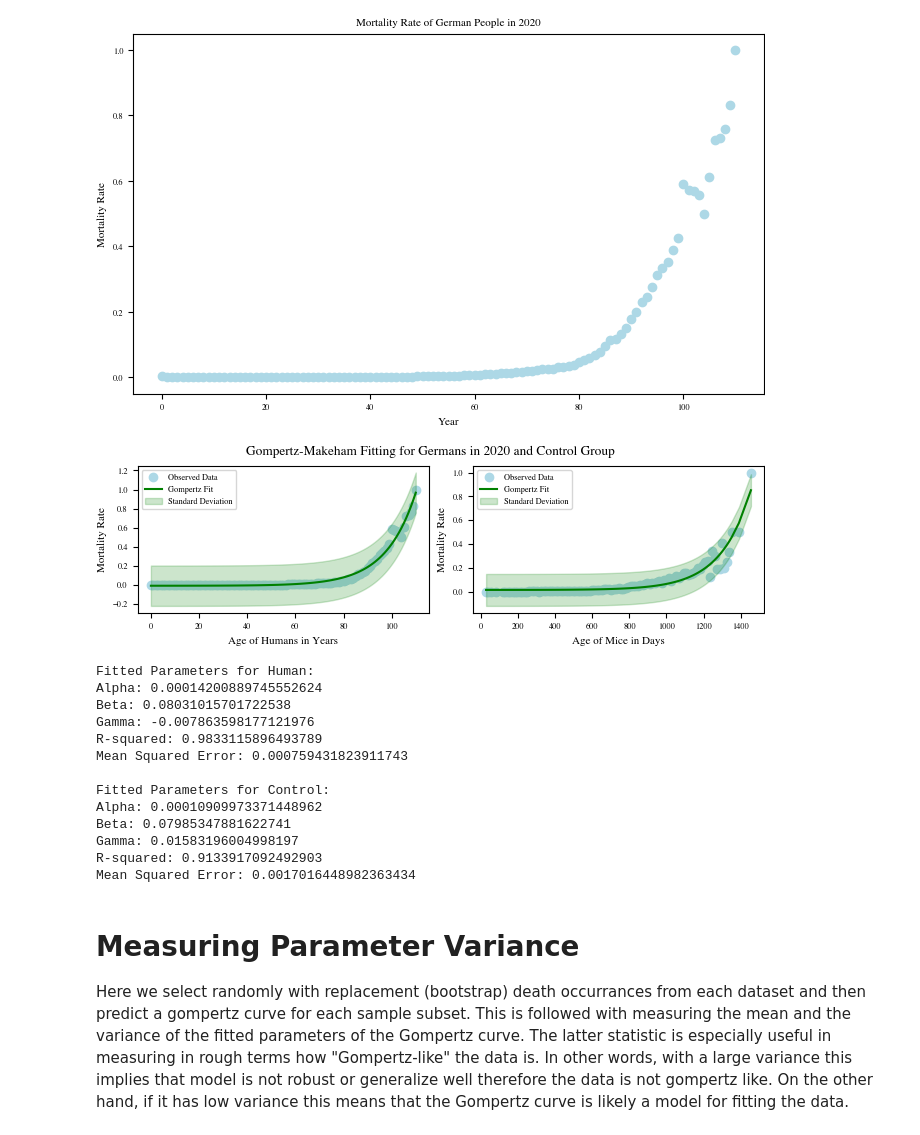
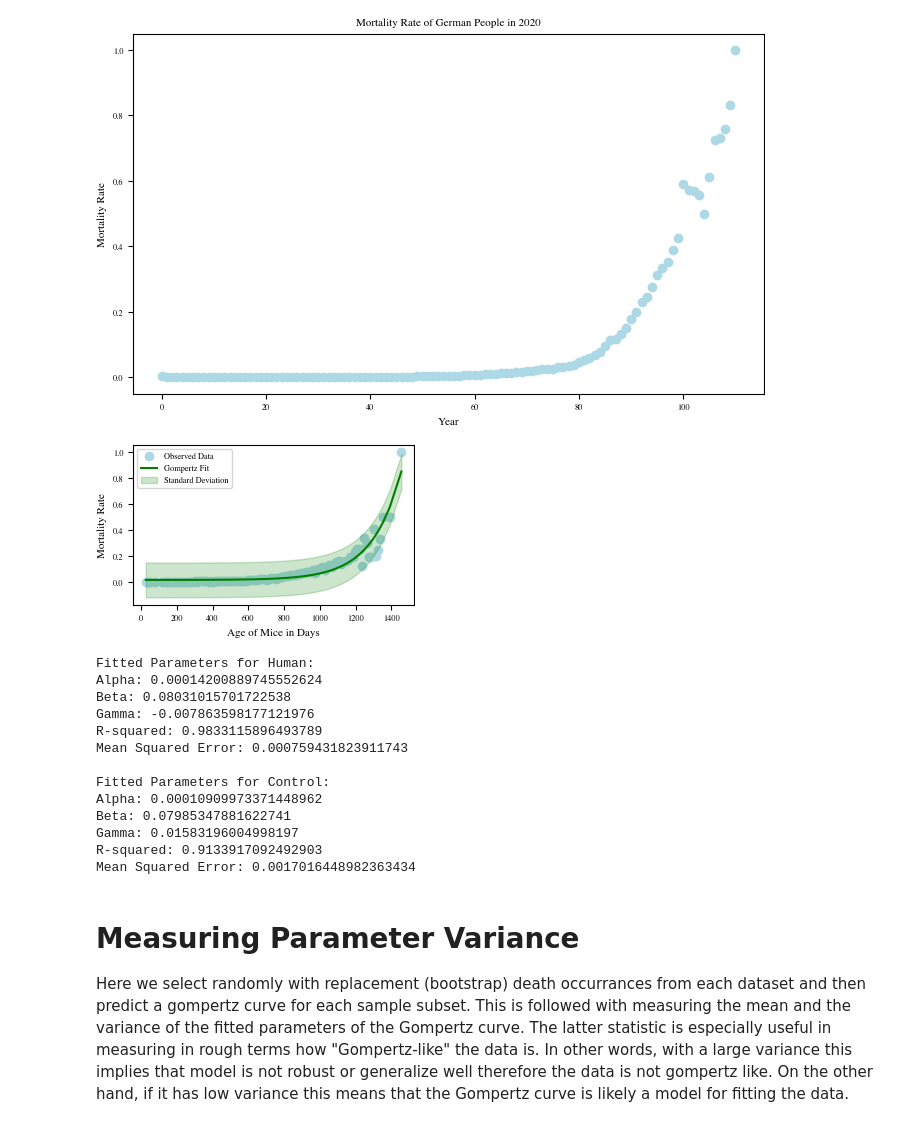
Before and after one commit to shs2017/Data-Literacy, a Jupyter notebook: exp/001_GompertzAssumption.ipynb, the cells around one changed output. Cells and saved outputs as stored; diff of their text form; code cells hidden in the pictures.

```diff
--- a/exp/001_GompertzAssumption.ipynb
+++ b/exp/001_GompertzAssumption.ipynb
@@ -467,41 +467,41 @@ ages_control = [x * mouse_bin_period_in_days for x in sample_control.ages]
 mortality_rate_control = sample_control.mortality_rate
 
 # Plot the human results
-plt.rcParams.update(bundles.icml2022(column=COL_STATE, nrows=1, ncols=2, usetex=USE_LATEX))
-fig, (ax1, ax2) = plt.subplots(nrows=1, ncols=2)
-
-if USE_LOG:
-    log_predicted_mortality = np.log(predicted_mortality)
-    log_mortality_std_dev = np.std(log_predicted_mortality)
-    ax1.scatter(ages, log_mortality_rates, label='Observed Data', color=COLOR_MAP[0])
-    ax1.plot(ages, log_predicted_mortality, label='Gompertz Fit', color=COLOR_MAP[1])
-    ax1.fill_between(ages, log_predicted_mortality - log_mortality_std_dev, log_predicted_mortality + log_mortality_std_dev, label='Standard Deviation', color=COLOR_MAP[1], alpha=0.2)
-else:
-    mortality_std_dev = np.std(predicted_mortality)
-    ax1.scatter(ages, mortality_rates, label='Observed Data', color=COLOR_MAP[0])
-    ax1.plot(ages, predicted_mortality, label='Gompertz Fit', color=COLOR_MAP[1])
-    ax1.fill_between(ages, predicted_mortality - mortality_std_dev, predicted_mortality + mortality_std_dev, label='Standard Deviation', color=COLOR_MAP[1], alpha=0.2)
-ax1.set_xlabel('Age of Humans in Years')
-ax1.set_ylabel('Mortality Rate')
-fig.suptitle(f'Gompertz-Makeham Fitting for Germans in 2020 and {GROUP_KEY} Group')
-ax1.legend()
+plt.rcParams.update(bundles.icml2022(column='half', nrows=1, ncols=1, usetex=USE_LATEX))
+fig, ax = plt.subplots(nrows=1, ncols=1)
+#
+# if USE_LOG:
+#     log_predicted_mortality = np.log(predicted_mortality)
+#     log_mortality_std_dev = np.std(log_predicted_mortality)
+#     ax1.scatter(ages, log_mortality_rates, label='Observed Data', color=COLOR_MAP[0])
+#     ax1.plot(ages, log_predicted_mortality, label='Gompertz Fit', color=COLOR_MAP[1])
+#     ax1.fill_between(ages, log_predicted_mortality - log_mortality_std_dev, log_predicted_mortality + log_mortality_std_dev, label='Standard Deviation', color=COLOR_MAP[1], alpha=0.2)
+# else:
+#     mortality_std_dev = np.std(predicted_mortality)
+#     ax1.scatter(ages, mortality_rates, label='Observed Data', color=COLOR_MAP[0])
+#     ax1.plot(ages, predicted_mortality, label='Gompertz Fit', color=COLOR_MAP[1])
+#     ax1.fill_between(ages, predicted_mortality - mortality_std_dev, predicted_mortality + mortality_std_dev, label='Standard Deviation', color=COLOR_MAP[1], alpha=0.2)
+# ax1.set_xlabel('Age of Humans in Years')
+# ax1.set_ylabel('Mortality Rate')
+# fig.suptitle(f'Gompertz-Makeham Fitting {GROUP_KEY} Group')
+# ax1.legend()
 
 # Plot the control group results
 if USE_LOG:
     log_mortality_rate_control = mortality_rate_control.apply(lambda x: np.log(x))
     log_predicted_mortality_control = np.log(predicted_mortality_control)
     log_mortality_std_dev_control = np.std(log_predicted_mortality_control)
-    ax2.scatter(ages_control, log_mortality_rate_control, label='Observed Data', color=COLOR_MAP[0])
-    ax2.plot(ages_control, log_predicted_mortality_control, label='Gompertz Fit', color=COLOR_MAP[1])
-    ax2.fill_between(ages_control, log_predicted_mortality_control - log_mortality_std_dev_control, log_predicted_mortality_control + log_mortality_std_dev_control, label='Standard Deviation', color=COLOR_MAP[1], alpha=0.2)
+    ax.scatter(ages_control, log_mortality_rate_control, label='Observed Data', color=COLOR_MAP[0])
+    ax.plot(ages_control, log_predicted_mortality_control, label='Gompertz Fit', color=COLOR_MAP[1])
+    ax.fill_between(ages_control, log_predicted_mortality_control - log_mortality_std_dev_control, log_predicted_mortality_control + log_mortality_std_dev_control, label='Standard Deviation', color=COLOR_MAP[1], alpha=0.2)
 else:
     mortality_std_dev_control = np.std(predicted_mortality_control)
-    ax2.scatter(ages_control, mortality_rate_control, label='Observed Data', color=COLOR_MAP[0])
-    ax2.plot(ages_control, predicted_mortality_control, label='Gompertz Fit', color=COLOR_MAP[1])
-    ax2.fill_between(ages_control, predicted_mortality_control - mortality_std_dev_control, predicted_mortality_control + mortality_std_dev_control, label='Standard Deviation', color=COLOR_MAP[1], alpha=0.2)
-ax2.set_xlabel('Age of Mice in Days')
-ax2.set_ylabel(f'Mortality Rate')
-ax2.legend()
+    ax.scatter(ages_control, mortality_rate_control, label='Observed Data', color=COLOR_MAP[0])
+    ax.plot(ages_control, predicted_mortality_control, label='Gompertz Fit', color=COLOR_MAP[1])
+    ax.fill_between(ages_control, predicted_mortality_control - mortality_std_dev_control, predicted_mortality_control + mortality_std_dev_control, label='Standard Deviation', color=COLOR_MAP[1], alpha=0.2)
+ax.set_xlabel('Age of Mice in Days')
+ax.set_ylabel(f'Mortality Rate')
+ax.legend()
 
 # We will save this plot if there is only 1 group to plot
 if PLOT_ALL_GROUP == False:
@@ -515,34 +515,34 @@ print("Beta:", predicted_parameters.beta)
 print("Gamma:", predicted_parameters.gamma)
 
 r_squared = None
 mse = None
 if USE_LOG:
     r_squared = r2_score(log_mortality_rates, log_predicted_mortality)
     mse = mean_squared_error(log_mortality_rates, log_predicted_mortality)
 else:
     r_squared = r2_score(mortality_rates, predicted_mortality)
     mse = mean_squared_error(mortality_rates, predicted_mortality)
 print(f'R-squared: {r_squared}')
 print(f'Mean Squared Error: {mse}')
 print()
 
 print(f"Fitted Parameters for {GROUP_KEY}:")
 print("Alpha:", parameters_control.alpha)
 print("Beta:", parameters_control.beta)
 print("Gamma:", parameters_control.gamma)
 
 r_squared = None
 mse = None
 if USE_LOG:
     r_squared = r2_score(log_mortality_rate_control, log_predicted_mortality_control)
     mse = mean_squared_error(log_mortality_rate_control, log_predicted_mortality_control)
 else:
     r_squared = r2_score(mortality_rate_control, predicted_mortality_control)
     mse = mean_squared_error(mortality_rate_control, predicted_mortality_control)
 print(f'R-squared: {r_squared}')
 print(f'Mean Squared Error: {mse}')
 # %% [output]
-[figure, old version]
+[figure, new version]
 Fitted Parameters for Human:
 Alpha: 0.00014200889745552624
 Beta: 0.08031015701722538
```
Also changed, not shown: 3 other files.
